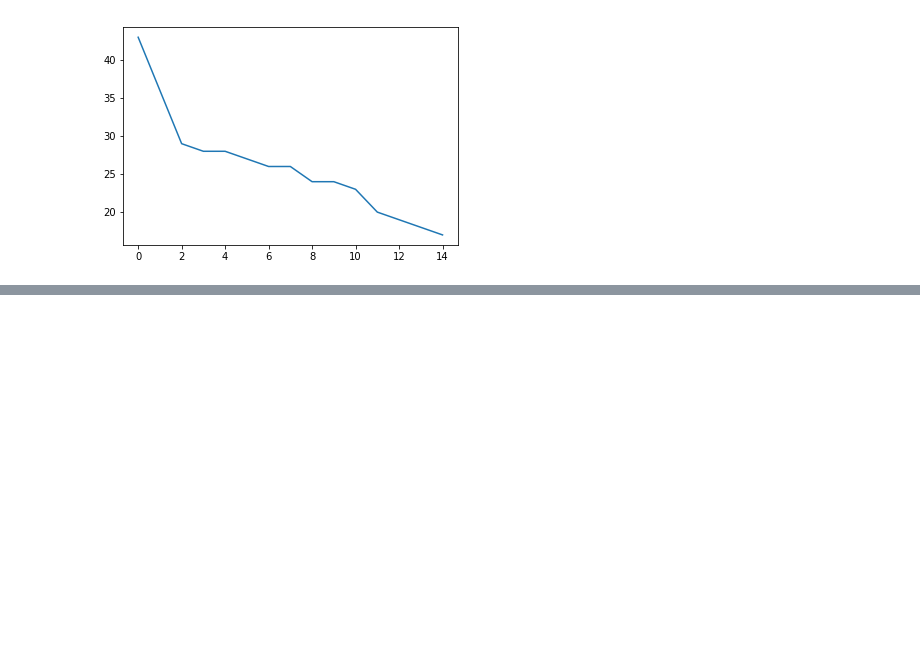
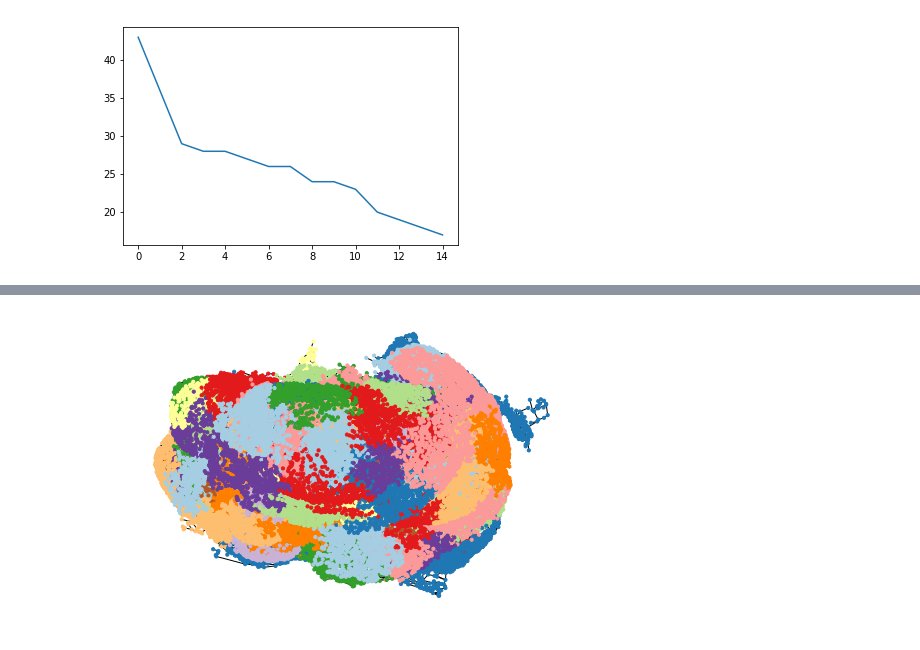
Before and after one commit to magdyksaleh/cs224w_ssm, a Jupyter notebook: notebooks/community.ipynb, the cells around one changed output, grey strips where cells are left out. Saved outputs shown, nothing was run; the diff lists cells and outputs as text; code cells hidden in the pictures; blank space fills up the shorter version.

```diff
--- a/notebooks/community.ipynb
+++ b/notebooks/community.ipynb
@@ -55,0 +65,5 @@ nx.draw(G_Mes_nx, node_color=nidx2clust_mes, node_size=40, cmap=plt.cm.Paired)
+# %%
+nidx2clust_SW = [0]*G_SW1222.vcount()
+for i,x in enumerate(part_SW):
+    for y in x:
+        nidx2clust_SW[y] = i
@@ -55,0 +77,7 @@ nx.draw(G_Mes_nx, node_color=nidx2clust_mes, node_size=40, cmap=plt.cm.Paired)
+# %%
+G_SW1222_nx = nx.read_edgelist("../data/Edgelist/SW1222_clean_EdgesList.txt", nodetype=int)
+SW1222_pos = get_pos('../data/og_files/SW1222_coordinates.txt')
+# print(LS174T_pos)
+nx.draw(G_SW1222_nx, node_color=np.asarray(nidx2clust_SW), pos = SW1222_pos, node_size=10, cmap=plt.cm.Paired)
+# %% [output]
+[figure, added]
```
Also changed, not shown: parts of 4 cells of this notebook, 6 other files.
